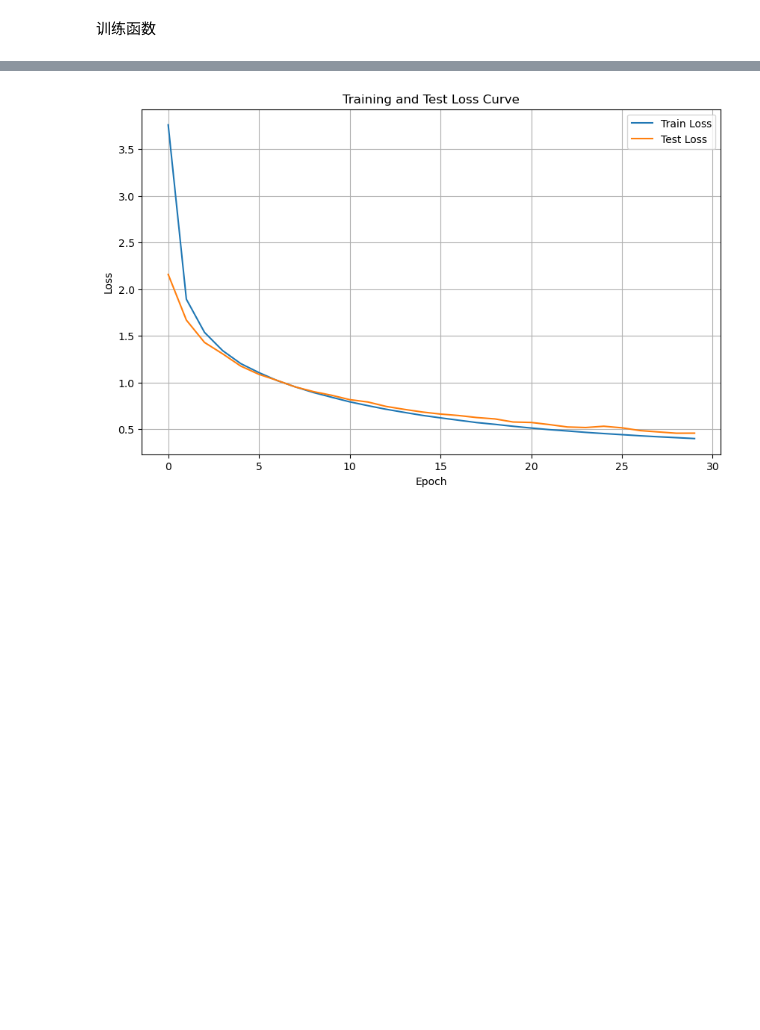
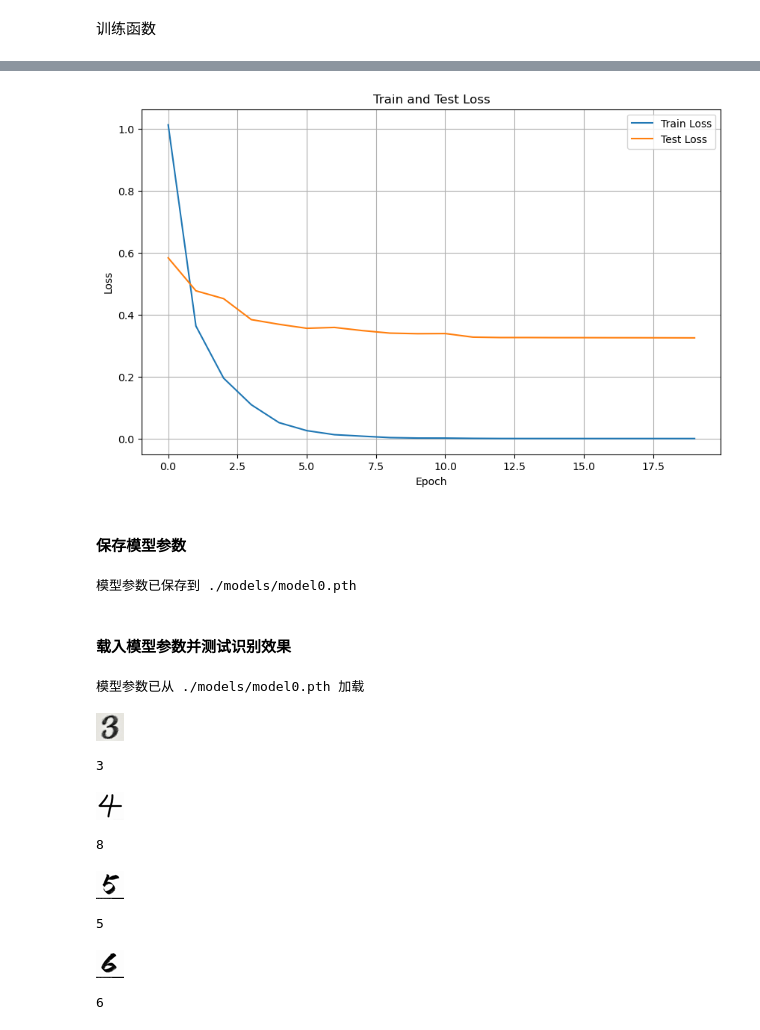
Before and after one commit to Charles-T-T/DeepLearning, a Jupyter notebook: labs/lab3/src/lab3.ipynb, the cells around one changed output, grey strips where cells are left out. Drawn from its saved outputs; the diff is of its cells as text; code cells hidden in the pictures; blank space fills up the shorter version.

Commit message:
update note of Lab3. New function: upload a handwriting-number image, use the saved model to classify it.

```diff
--- a/labs/lab3/src/lab3.ipynb
+++ b/labs/lab3/src/lab3.ipynb
@@ -164,14 +167,15 @@ class MyLinear():
         >>> print(output.size())
         torch.Size([128, 30])
     """
-    def __init__(self, input_size, output_size):
+    def __init__(self, input_size, output_size, device="cpu"):
         # 正态随机初始化权重和偏置
-        self.weights = torch.randn(output_size, input_size, device=my_device)
-        self.bias = torch.randn(output_size, device=my_device)
+        self.device = device
+        self.weights = torch.randn(output_size, input_size, device=self.device)
+        self.bias = torch.randn(output_size, device=self.device)
 
     def forward(self, x):
         """ 前向传播 """
-        self.x = x
+        self.x = x.to(self.device)
         y = torch.matmul(x, self.weights.T) + self.bias
         return y
 
@@ -188,7 +192,7 @@ class MyLinear():
         self.bias = self.bias - lr * self.grad_bias
 # %%
 m = MyLinear(20, 30)
-input = torch.randn(128, 20).to(my_device)
+input = torch.randn(128, 20)
 probs = m.forward(input)
 print(probs.size())
 # %% [output]
@@ -206,8 +210,10 @@ class ReLU:
         return grad_in
 # %%
 class Softmax:
+    def __init__(self, device="cpu"):
+        self.device = device
+
     def forward(self, x):
-        # TODO 这里防溢出防了个啥
         x_max = torch.max(x, dim=1, keepdim=True) # 防止溢出，减去最大值来增加数值稳定性
         x_exp = torch.exp(x - x_max.values)
         self.probs = x_exp / torch.sum(x_exp, dim=1, keepdim=True)
@@ -222,7 +228,7 @@ class Softmax:
 
         # 计算交叉熵损失
         batch_size = predictions.shape[0]
-        truth_onehot = torch.zeros(batch_size, probs.shape[1], device=my_device)
+        truth_onehot = torch.zeros(batch_size, probs.shape[1], device=self.device)
         truth_onehot[torch.arange(batch_size), truths] = 1
         loss = -torch.mean(torch.sum(truth_onehot * torch.log(probs), dim=1))
 
@@ -298,7 +345,7 @@ def train_and_evaluate(model, train_loader, test_loader, epochs, learning_rate):
     plt.plot(range(epochs), test_loss_history, label='Test Loss')
     plt.xlabel('Epoch')
     plt.ylabel('Loss')
-    plt.title('Training and Test Loss Curve')
+    plt.title('Train and Test Loss')
     plt.legend()
     plt.grid(True)
     plt.show()
@@ -328,13 +375,19 @@ def evaluate(model, test_loader):
 # %%
 # 训练和评估
 input_size = 784
-hidden_size = 128
+hidden_size = 1024
 output_size = 10
-n_epochs = 30
-lr = 1e-2
+n_epochs = 20
+lr = 0.1
+batch_size = 16
+
+train_loader = MyDataLoader(train_set, batch_size, shuffle=True, device=my_device)
+test_loader = MyDataLoader(test_set, batch_size, shuffle=False, device=my_device)
+
+model = MLP(input_size, hidden_size, output_size, my_device)
 
 train_and_evaluate(
-    model=SLP(input_size, hidden_size, output_size),
+    model=model,
     train_loader=train_loader,
     test_loader=test_loader,
     epochs=n_epochs,
@@ -361 +417,14 @@ Epoch 30/30, Train Loss: 0.3982, Test Accuracy: 90.1400%
-[figure, old version]
+[figure, new version]
+# %% [markdown]
+#### 保存模型参数
+# %%
+model.save("./models/model0.pth")
+# %% [output]
+模型参数已保存到 ./models/model0.pth
+# %% [markdown]
+#### 载入模型参数并测试识别效果
+# %%
+newModel = MLP(input_size=748, hidden_size=1024, output_size=10, device=my_device)
+newModel.load("./models/model0.pth")
+# %% [output]
+模型参数已从 ./models/model0.pth 加载
@@ -361,0 +436,32 @@ Epoch 30/30, Train Loss: 0.3982, Test Accuracy: 90.1400%
+# %%
+show_img("../data/handwrite_3.png")
+# %% [output]
+[figure, added]
+# %%
+model.predict("../data/handwrite_3.png")
+# %% [output]
+3
+# %%
+show_img("../data/test_num4.jpg")
+# %% [output]
+[figure, added]
+# %%
+model.predict("../data/test_num4.jpg")
+# %% [output]
+8
+# %%
+show_img("../data/test_num5.jpg")
+# %% [output]
+[figure, added]
+# %%
+model.predict("../data/test_num5.jpg")
+# %% [output]
+5
+# %%
+show_img("../data/test_num6.jpg")
+# %% [output]
+[figure, added]
+# %%
+model.predict("../data/test_num6.jpg")
+# %% [output]
+6
```
Also changed, not shown: parts of 14 cells of this notebook, 10 other files.
